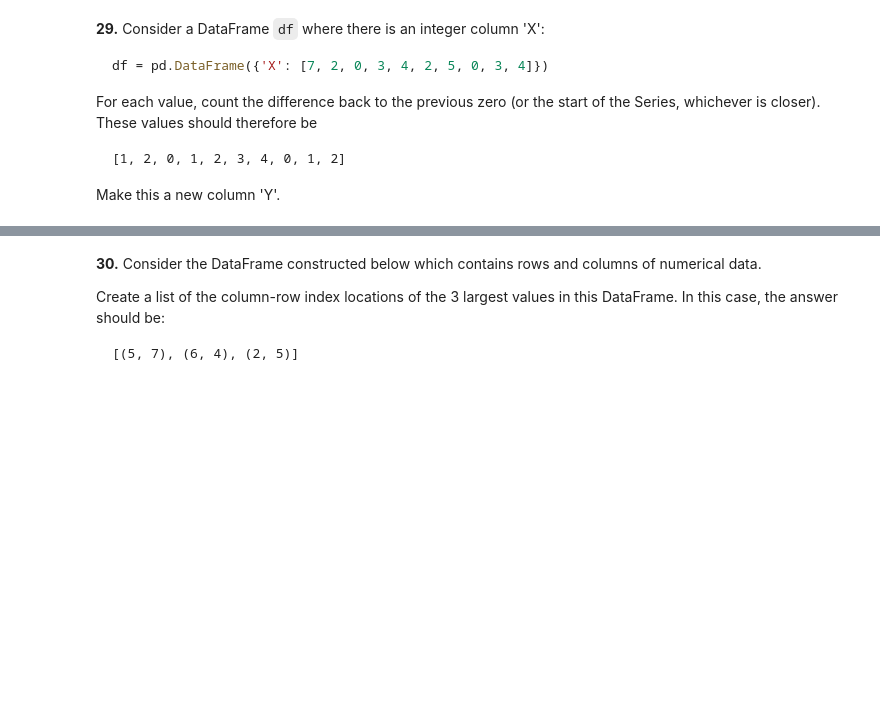
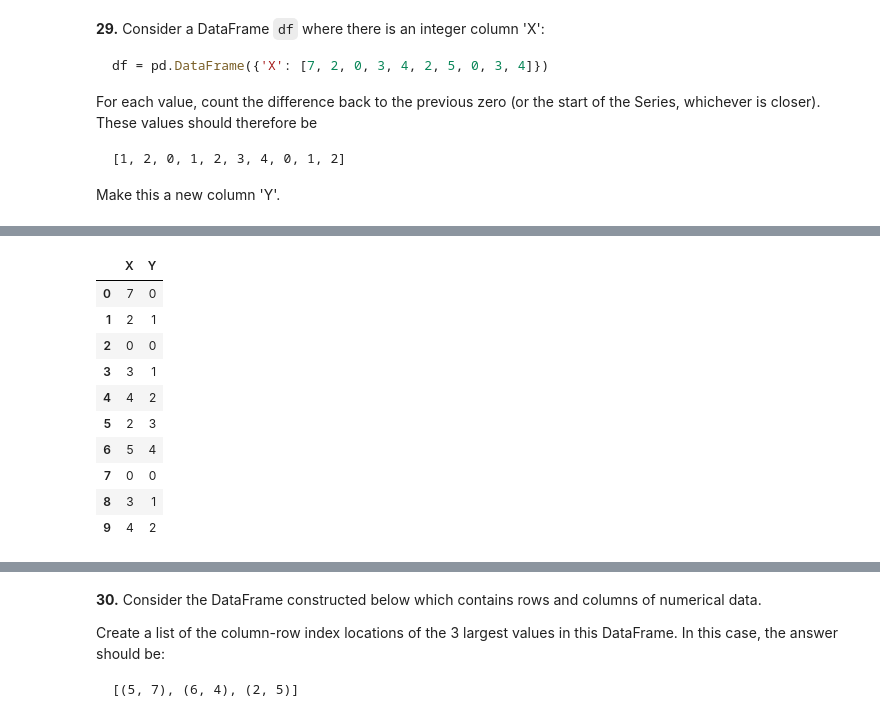
Before and after one commit to ronanfernandes/100-pandas-puzzles, a Jupyter notebook: 100-pandas-puzzles-COM-ANOTACOES.ipynb, the cells around one changed output, grey strips where cells are left out. Cells and saved outputs as stored; diff of their text form; code cells hidden in the pictures; blank space fills up the shorter version.

```diff
--- a/100-pandas-puzzles-COM-ANOTACOES.ipynb
+++ b/100-pandas-puzzles-COM-ANOTACOES.ipynb
@@ -499,0 +503,34 @@ Make this a new column 'Y'.
+# %%
+#df['Y'] = df['X'].apply(0 if df['X'].isin([0,np.nan]) else (df.X.shift()+1))
+#df['Y'] = (~df['X'].isin([0,np.nan])).cumsum() if (~df['X'].isin([0,np.nan])).item() else 0
+#df['Z'] = (~df['X'].isin([0,np.nan])).cumsum() - (df.index if df.index.isin([2,7]))
+
+# RESPOSTA FINAL!!!
+def list_of_zeros():
+  return df.index[df['X'].isin([0,np.nan])].to_list()
+
+#FODASTICO!!! APPLY COM ACESSO AO ÍNDICE, POR MEIO DO ROW.NAME NA FUNCTION CHAMADA! TB ACESSO À COLUNA INTEIRA NO ROW.VALUES
+def rowIndex(row):
+    #RETORNA O ÍNDICE CORRENTE DO ITERÁVEL
+    return row.name if row.name in list_of_zeros() else 0
+    #RETORNA TODA UMA LINHA
+    #return row.values
+    #RETORNA COLUNA ESPECIFICA
+    #return row[0]
+
+###FODASTICO, REPLACE 0 COM FFILL, IGUAL FILLNA!!!!!!!
+df['Y'] = df.index - df.apply(rowIndex, axis=1).replace(to_replace=0,method='ffill')
+
+df
+# %% [output]
+|  | X | Y |
+| 0 | 7 | 0 |
+| 1 | 2 | 1 |
+| 2 | 0 | 0 |
+| 3 | 3 | 1 |
+| 4 | 4 | 2 |
+| 5 | 2 | 3 |
+| 6 | 5 | 4 |
+| 7 | 0 | 0 |
+| 8 | 3 | 1 |
+| 9 | 4 | 2 |
```
Also changed, not shown: parts of 4 cells of this notebook.
